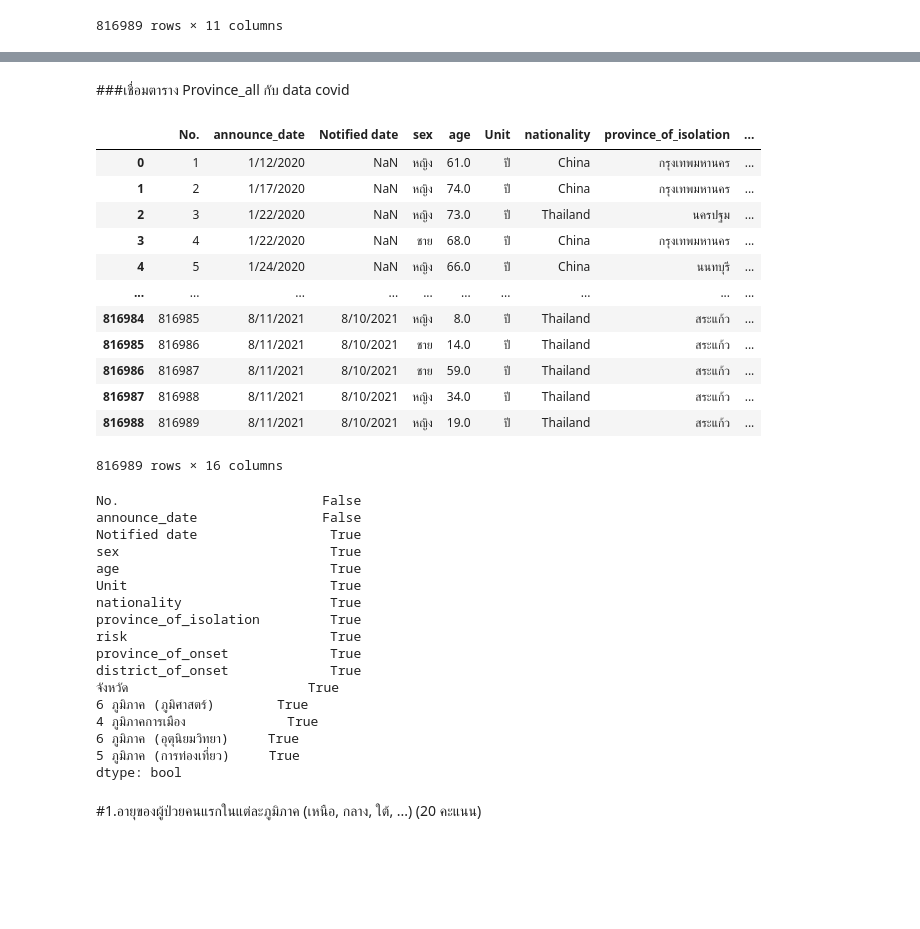
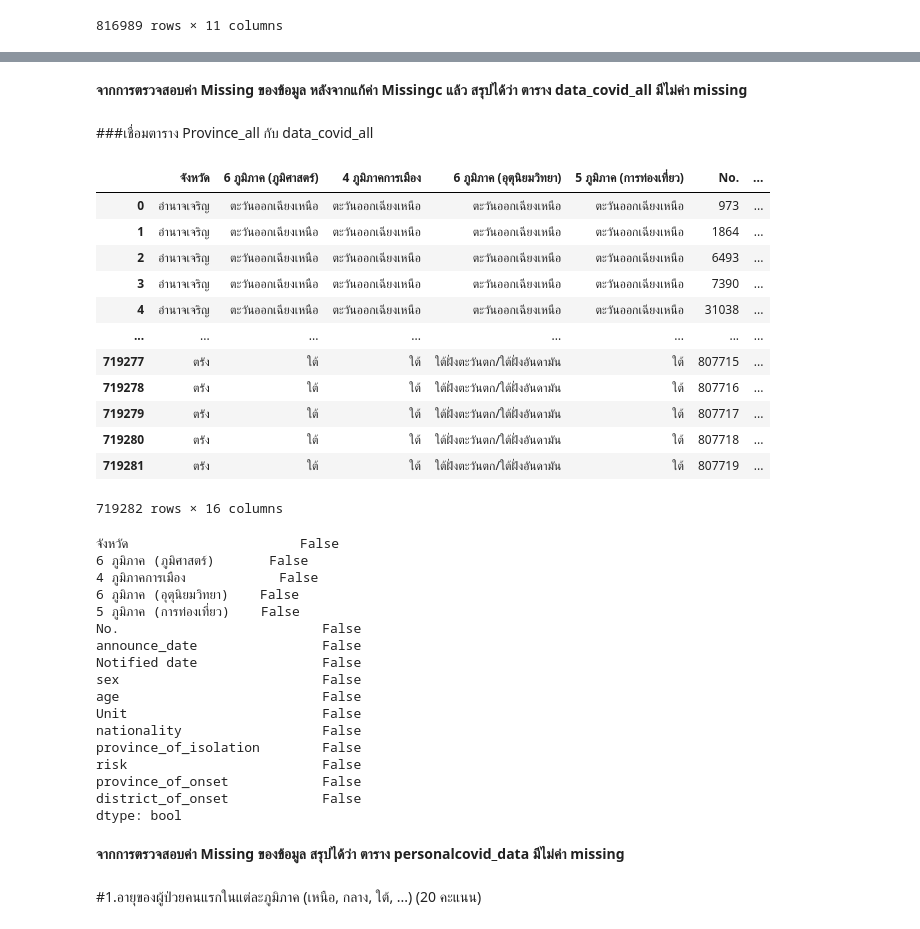
Before and after one commit to Chanunchida-May/data_viz_2022, a Jupyter notebook: BasicPython&DataViz_midterm2022.ipynb, the cells around one changed output, grey strips where cells are left out. Cells and saved outputs as stored; diff of their text form; code cells hidden in the pictures; blank space fills up the shorter version.

```diff
--- a/BasicPython&DataViz_midterm2022.ipynb
+++ b/BasicPython&DataViz_midterm2022.ipynb
@@ -203,0 +240,2 @@ data_covid_2
+# %%
+data_covid_2= data_covid_2.replace('นาย','ชาย') # ใช้ .replace ในการเปลี่ยนค่าข้อมูลในตาราง จาก ชาย ให้เป็น นาย
@@ -246,0 +297,3 @@ data_covid_4
+# %%
+data_covid_4= data_covid_4.replace(' วัน','วัน') # ใช้ .replace ในการเปลี่ยนค่าข้อมูลในตาราง
+data_covid_4= data_covid_4.replace(' เดือน','เดือน')
@@ -303,42 +364,46 @@ data_covid_all = data_covid_6  ## เปลี่ยนชื่อ data
+# %% [markdown]
+**จากการตรวจสอบค่า Missing ของข้อมูล หลังจากแก้ค่า Missingc แล้ว สรุปได้ว่า ตาราง data_covid_all มีไม่ค่า missing**
 # %% [markdown]
-###เชื่อมตาราง Province_all กับ data covid
+###เชื่อมตาราง Province_all กับ data_covid_all
 # %%
-personalcovid_data = data_covid.merge(province_all,how='left',left_on='province_of_onset',right_on='จังหวัด')  ## เชื่อมตารางโดยใช้คำสั่ง .merge ตารางซ้ายใช้ province_all, ขวาใช้ data_covid_all เชื่อมด้วยคำว่า จังหวัด
-personalcovid_data
+personalcovid_data = province_all.merge(data_covid_all,how='left',left_on='จังหวัด',right_on='province_of_onset')
+personalcovid_data   ## เชื่อมตารางโดยใช้คำสั่ง .merge ตารางซ้ายใช้ province_all, ขวาใช้ data_covid_all เชื่อมด้วยคำว่า จังหวัด
 # %% [output]
-|  | No. | announce_date | Notified date | sex | age | Unit | nationality | province_of_isolation | ... |
-| 0 | 1 | 1/12/2020 | NaN | หญิง | 61.0 | ปี | China | กรุงเทพมหานคร | ... |
-| 1 | 2 | 1/17/2020 | NaN | หญิง | 74.0 | ปี | China | กรุงเทพมหานคร | ... |
-| 2 | 3 | 1/22/2020 | NaN | หญิง | 73.0 | ปี | Thailand | นครปฐม | ... |
-| 3 | 4 | 1/22/2020 | NaN | ชาย | 68.0 | ปี | China | กรุงเทพมหานคร | ... |
-| 4 | 5 | 1/24/2020 | NaN | หญิง | 66.0 | ปี | China | นนทบุรี | ... |
-| ... | ... | ... | ... | ... | ... | ... | ... | ... | ... |
-| 816984 | 816985 | 8/11/2021 | 8/10/2021 | หญิง | 8.0 | ปี | Thailand | สระแก้ว | ... |
-| 816985 | 816986 | 8/11/2021 | 8/10/2021 | ชาย | 14.0 | ปี | Thailand | สระแก้ว | ... |
-| 816986 | 816987 | 8/11/2021 | 8/10/2021 | ชาย | 59.0 | ปี | Thailand | สระแก้ว | ... |
-| 816987 | 816988 | 8/11/2021 | 8/10/2021 | หญิง | 34.0 | ปี | Thailand | สระแก้ว | ... |
-| 816988 | 816989 | 8/11/2021 | 8/10/2021 | หญิง | 19.0 | ปี | Thailand | สระแก้ว | ... |
+|  | จังหวัด | 6 ภูมิภาค (ภูมิศาสตร์) | 4 ภูมิภาคการเมือง | 6 ภูมิภาค (อุตุนิยมวิทยา) | 5 ภูมิภาค (การท่องเที่ยว) | No. | ... |
+| 0 | อำนาจเจริญ | ตะวันออกเฉียงเหนือ | ตะวันออกเฉียงเหนือ | ตะวันออกเฉียงเหนือ | ตะวันออกเฉียงเหนือ | 973 | ... |
+| 1 | อำนาจเจริญ | ตะวันออกเฉียงเหนือ | ตะวันออกเฉียงเหนือ | ตะวันออกเฉียงเหนือ | ตะวันออกเฉียงเหนือ | 1864 | ... |
+| 2 | อำนาจเจริญ | ตะวันออกเฉียงเหนือ | ตะวันออกเฉียงเหนือ | ตะวันออกเฉียงเหนือ | ตะวันออกเฉียงเหนือ | 6493 | ... |
+| 3 | อำนาจเจริญ | ตะวันออกเฉียงเหนือ | ตะวันออกเฉียงเหนือ | ตะวันออกเฉียงเหนือ | ตะวันออกเฉียงเหนือ | 7390 | ... |
+| 4 | อำนาจเจริญ | ตะวันออกเฉียงเหนือ | ตะวันออกเฉียงเหนือ | ตะวันออกเฉียงเหนือ | ตะวันออกเฉียงเหนือ | 31038 | ... |
+| ... | ... | ... | ... | ... | ... | ... | ... |
+| 719277 | ตรัง | ใต้ | ใต้ | ใต้ฝั่งตะวันตก/ใต้ฝั่งอันดามัน | ใต้ | 807715 | ... |
+| 719278 | ตรัง | ใต้ | ใต้ | ใต้ฝั่งตะวันตก/ใต้ฝั่งอันดามัน | ใต้ | 807716 | ... |
+| 719279 | ตรัง | ใต้ | ใต้ | ใต้ฝั่งตะวันตก/ใต้ฝั่งอันดามัน | ใต้ | 807717 | ... |
+| 719280 | ตรัง | ใต้ | ใต้ | ใต้ฝั่งตะวันตก/ใต้ฝั่งอันดามัน | ใต้ | 807718 | ... |
+| 719281 | ตรัง | ใต้ | ใต้ | ใต้ฝั่งตะวันตก/ใต้ฝั่งอันดามัน | ใต้ | 807719 | ... |
-816989 rows × 16 columns
+719282 rows × 16 columns
 # %%
 personalcovid_data.isnull().any()  ## ตรวจสอบค่า missing
 # %% [output]
+จังหวัด                      False
+6 ภูมิภาค (ภูมิศาสตร์)       False
+4 ภูมิภาคการเมือง            False
+6 ภูมิภาค (อุตุนิยมวิทยา)    False
+5 ภูมิภาค (การท่องเที่ยว)    False
 No.                          False
 announce_date                False
-Notified date                 True
-sex                           True
-age                           True
-Unit                          True
-nationality                   True
-province_of_isolation         True
-risk                          True
-province_of_onset             True
-district_of_onset             True
-จังหวัด                       True
-6 ภูมิภาค (ภูมิศาสตร์)        True
-4 ภูมิภาคการเมือง             True
-6 ภูมิภาค (อุตุนิยมวิทยา)     True
-5 ภูมิภาค (การท่องเที่ยว)     True
+Notified date                False
+sex                          False
+age                          False
+Unit                         False
+nationality                  False
+province_of_isolation        False
+risk                         False
+province_of_onset            False
+district_of_onset            False
 dtype: bool
+# %% [markdown]
+**จากการตรวจสอบค่า Missing ของข้อมูล สรุปได้ว่า ตาราง personalcovid_data มีไม่ค่า missing**
 # %% [markdown]
 #1.อายุของผู้ป่วยคนแรกในแต่ละภูมิภาค (เหนือ, กลาง, ใต้, ...) (20 คะแนน)
 # %% [markdown]
```
Also changed, not shown: parts of 100 cells of this notebook.
